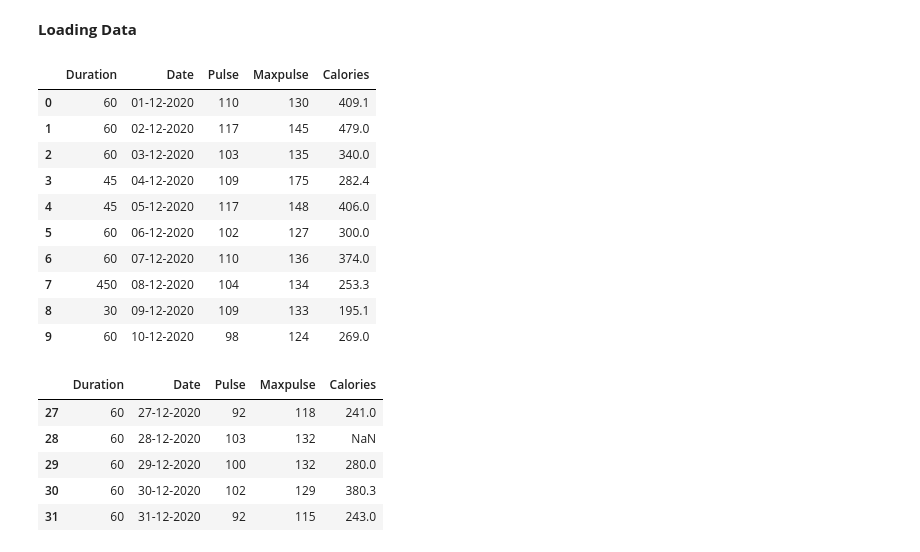
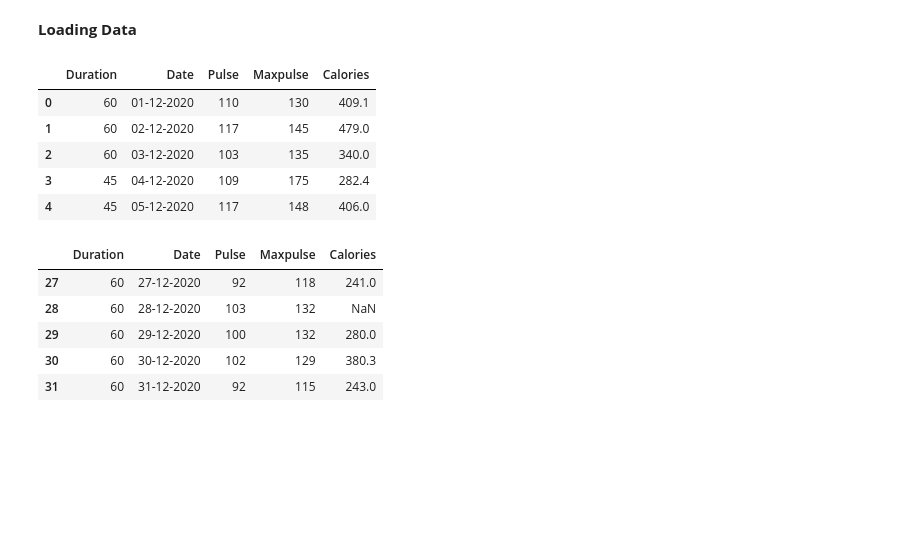
Before and after one commit to safakan/CCTB_repo_safak_atakan_celik, a Jupyter notebook: DEA113/EDA.ipynb, the cells around one changed output. Saved outputs shown, nothing was run; the diff lists cells and outputs as text; code cells hidden in the pictures; blank space fills up the shorter version.

```diff
--- a/DEA113/EDA.ipynb
+++ b/DEA113/EDA.ipynb
@@ -4,21 +4,20 @@
 **Loading Data**
 # %%
 import pandas as pd
-data = pd.read_csv("sample_data/custom_data/exercise_data.csv")
+# raw data url from github repo
+url = "https://raw.githubusercontent.com/safakan/CCTB_repo_safak_atakan_celik/refs/heads/main/DEA113/exercise_data.csv"
 
-data.head(10)
+# data = pd.read_csv("sample_data/custom_data/exercise_data.csv")
+data = pd.read_csv(url)
+
+data.head()
 # %% [output]
 |  | Duration | Date | Pulse | Maxpulse | Calories |
 | 0 | 60 | 01-12-2020 | 110 | 130 | 409.1 |
 | 1 | 60 | 02-12-2020 | 117 | 145 | 479.0 |
 | 2 | 60 | 03-12-2020 | 103 | 135 | 340.0 |
 | 3 | 45 | 04-12-2020 | 109 | 175 | 282.4 |
 | 4 | 45 | 05-12-2020 | 117 | 148 | 406.0 |
-| 5 | 60 | 06-12-2020 | 102 | 127 | 300.0 |
-| 6 | 60 | 07-12-2020 | 110 | 136 | 374.0 |
-| 7 | 450 | 08-12-2020 | 104 | 134 | 253.3 |
-| 8 | 30 | 09-12-2020 | 109 | 133 | 195.1 |
-| 9 | 60 | 10-12-2020 | 98 | 124 | 269.0 |
 # %%
 # To read last 5 rows
 data.tail()
```
Also changed, not shown: parts of 14 cells of this notebook.
